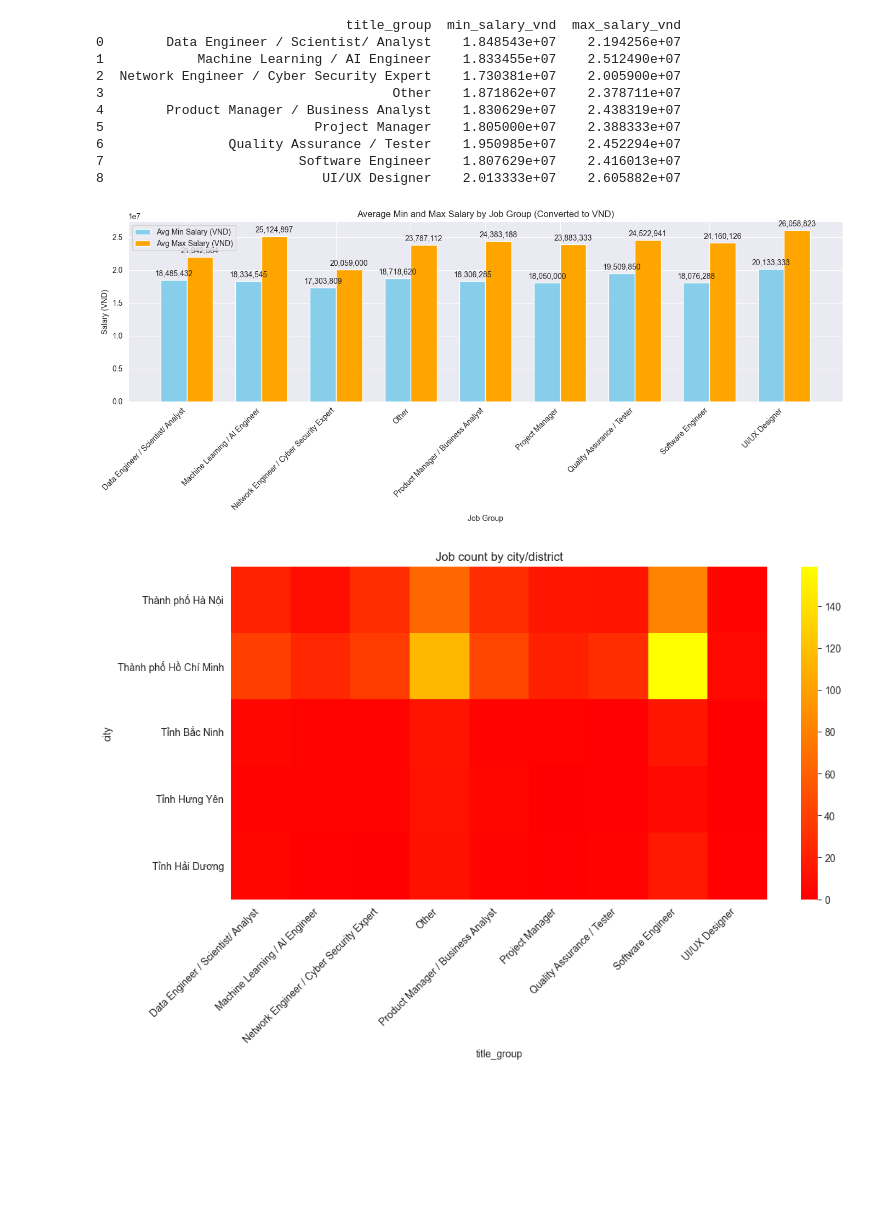
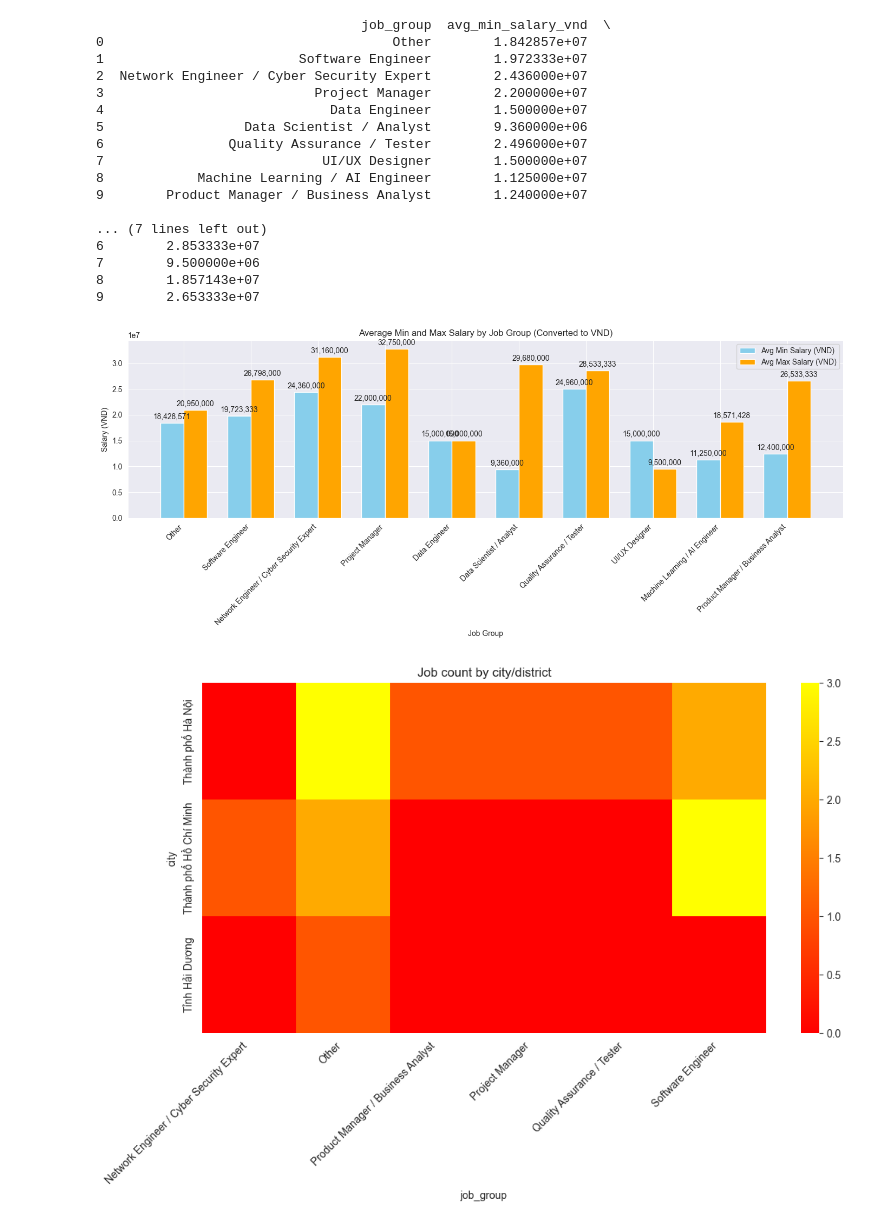
Before and after one commit to NadymB/mini-project, a Jupyter notebook: notebooks/analytics.ipynb, the cells around one changed output. Cells and saved outputs as stored; diff of their text form; code cells hidden in the pictures; blank space fills up the shorter version.

Commit message:
refactor extract data into database instead of csv file in crawled data, notified jobs and analytics

```diff
--- a/notebooks/analytics.ipynb
+++ b/notebooks/analytics.ipynb
@@ -1,39 +1,26 @@
 # %%
+import importlib
+import src.db.command_sql as c
+#reload jupyter notebook cache
+importlib.reload(c)
 import pandas as pd
 import matplotlib.pyplot as plt
 import numpy as np
+from src.db.db_client import get_engine_pg
+from src.db.command_sql import SALARY_QUERY_SQL
 from src.utils.contants import USD_TO_VND
 
-# Load dữ liệu
-df = pd.read_csv("../data/processed/data_cleaned.csv")
-
-# Convert min and max salary to "VND" unit, ignore null and 0
-df['min_salary_vnd'] = df.apply(
-    lambda x: x['min_salary']*USD_TO_VND
-    if pd.notnull(x['min_salary']) and x['min_salary'] > 0 and x['salary_unit']=='USD'
-    else (x['min_salary'] if pd.notnull(x['min_salary']) and x['min_salary'] > 0 else None),
-    axis=1
-)
-
-df['max_salary_vnd'] = df.apply(
-    lambda x: x['max_salary']*USD_TO_VND
-    if pd.notnull(x['max_salary']) and x['max_salary'] > 0 and x['salary_unit']=='USD'
-    else (x['max_salary'] if pd.notnull(x['max_salary']) and x['max_salary'] > 0 else None),
-    axis=1
-)
-
-
-# Calculate AVG min and max salary by title group
-salary_avg = df.groupby('title_group')[['min_salary_vnd','max_salary_vnd']].mean().reset_index()
-
+engine = get_engine_pg()
+# Query get avg min and max salary
+salary_avg = pd.read_sql_query(SALARY_QUERY_SQL, engine, params={"usd_to_vnd": USD_TO_VND})
 print(salary_avg)
 
 # Two bar chart
-title_groups = salary_avg['title_group']
-min_salaries = salary_avg['min_salary_vnd']
-max_salaries = salary_avg['max_salary_vnd']
+job_groups = salary_avg['job_group']
+min_salaries = salary_avg['avg_min_salary_vnd']
+max_salaries = salary_avg['avg_max_salary_vnd']
 
-x = np.arange(len(title_groups))
+x = np.arange(len(job_groups))
 width = 0.35
 
 fig, ax = plt.subplots(figsize=(14,6))
@@ -45,7 +32,7 @@ ax.set_xlabel('Job Group')
 ax.set_ylabel('Salary (VND)')
 ax.set_title('Average Min and Max Salary by Job Group (Converted to VND)')
 ax.set_xticks(x)
-ax.set_xticklabels(title_groups, rotation=45, ha='right')
+ax.set_xticklabels(job_groups, rotation=45, ha='right')
 ax.legend()
 
 # Add value on bar
@@ -61,26 +48,36 @@ for rect in rects1 + rects2:
 plt.tight_layout()
 plt.show()
 # %% [output]
-                                title_group  min_salary_vnd  max_salary_vnd
-0        Data Engineer / Scientist/ Analyst    1.848543e+07    2.194256e+07
-1            Machine Learning / AI Engineer    1.833455e+07    2.512490e+07
-2  Network Engineer / Cyber Security Expert    1.730381e+07    2.005900e+07
-3                                     Other    1.871862e+07    2.378711e+07
-4        Product Manager / Business Analyst    1.830629e+07    2.438319e+07
-5                           Project Manager    1.805000e+07    2.388333e+07
-6                Quality Assurance / Tester    1.950985e+07    2.452294e+07
-7                         Software Engineer    1.807629e+07    2.416013e+07
-8                            UI/UX Designer    2.013333e+07    2.605882e+07
+                                  job_group  avg_min_salary_vnd  \
+0                                     Other        1.842857e+07
+1                         Software Engineer        1.972333e+07
+2  Network Engineer / Cyber Security Expert        2.436000e+07
+3                           Project Manager        2.200000e+07
+4                             Data Engineer        1.500000e+07
+5                  Data Scientist / Analyst        9.360000e+06
+6                Quality Assurance / Tester        2.496000e+07
+7                            UI/UX Designer        1.500000e+07
+8            Machine Learning / AI Engineer        1.125000e+07
+9        Product Manager / Business Analyst        1.240000e+07
+
+... (7 lines left out)
+6        2.853333e+07
+7        9.500000e+06
+8        1.857143e+07
+9        2.653333e+07
-[figure, old version]
+[figure, new version]
 # %%
-heat = df.pivot_table(index='city', columns='title_group', values='job_title', aggfunc='count').fillna(0)
+#count group jobs by city
+from src.db.command_sql import JOBS_BY_CITY_QUERY_SQL
+job_by_city = pd.read_sql_query(JOBS_BY_CITY_QUERY_SQL, engine)
+heat = job_by_city.pivot_table(index='city', columns='job_group', values='job_title', aggfunc='count').fillna(0)
 import seaborn as sns
 import matplotlib.pyplot as plt
 plt.figure(figsize=(12,6))
 sns.heatmap(heat, cmap='autumn')
 plt.title("Job count by city/district")
 plt.xticks(rotation=45, ha='right')
 plt.show()
 # %% [output]
-[figure, old version]
+[figure, new version]
 # %%
```
Also changed, not shown: parts of 1 cell of this notebook, 15 other files.
